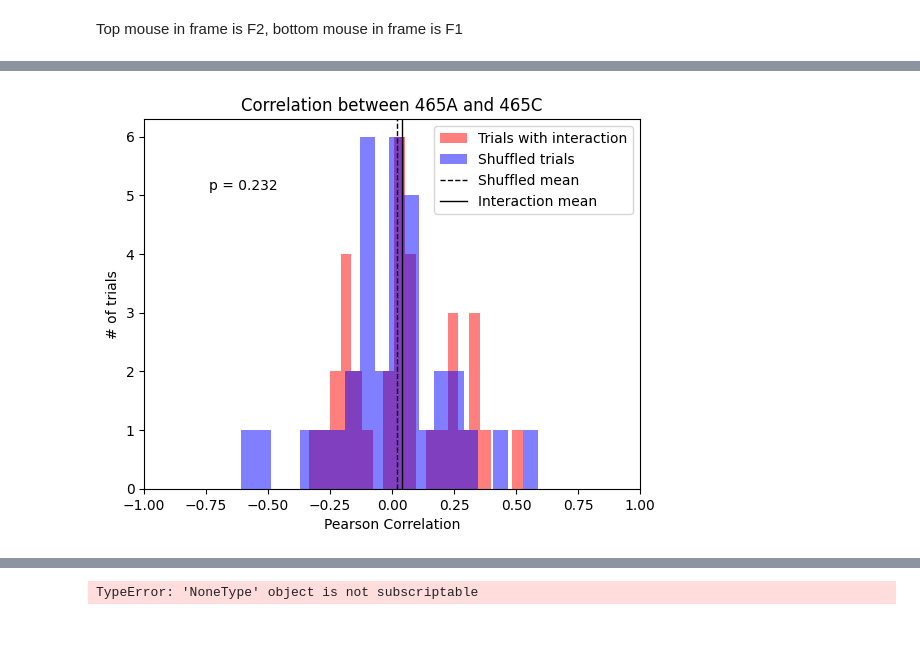
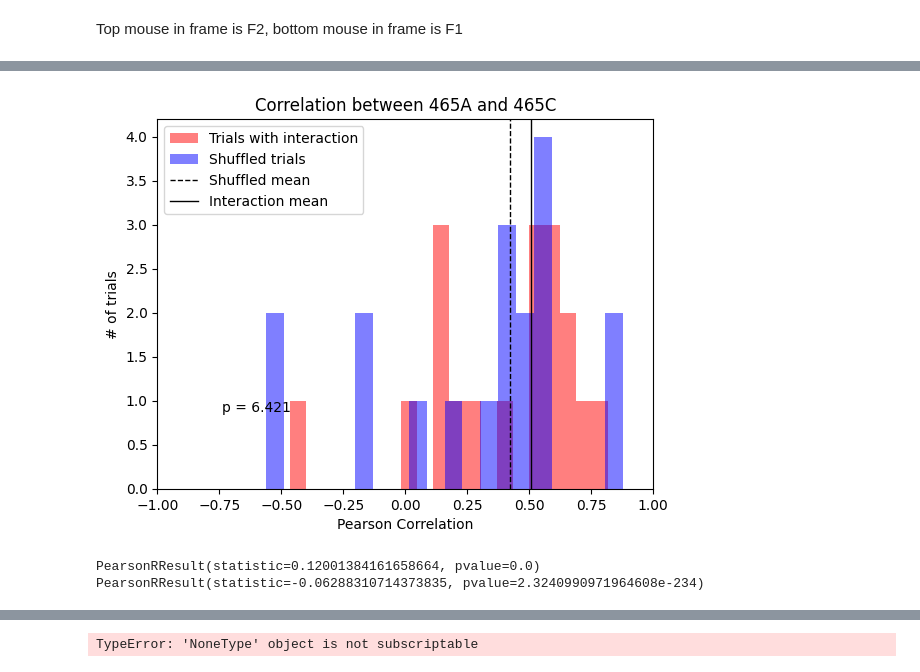
Before and after one commit to Tsuchijo/Interaction_Task_Data_Processing, a Jupyter notebook: src/notebooks/process_photometry.ipynb, the cells around one changed output, grey strips where cells are left out. Cells and saved outputs as stored; diff of their text form; code cells hidden in the pictures; blank space fills up the shorter version.

Commit message:
checked correlation between last 15 seconds of trials no exp fit same sample size succ fail

```diff
--- a/src/notebooks/process_photometry.ipynb
+++ b/src/notebooks/process_photometry.ipynb
@@ -123,0 +104,5 @@ experiment_data
+# %%
+# open experiment data from pickle file
+with open(config.PROJECT_ROOT + '/data/experiment_data.pickle', 'rb') as handle:
+    experiment_data = pickle.load(handle)
+experiment_data
@@ -207,7 +210,7 @@ def deltaFF(data, t, method='exp_fit'):
     params, cov = curve_fit(exp_decay, t, data, p0=guess, maxfev=5000)
     A, b, y0 = params
     best_fit = lambda x: A * np.exp(b * x) + y0
-    dff = data-best_fit(t) + 100  # add DC offset so mean of corrected signal is positive
+    dff = data#-best_fit(t) + 100  # add DC offset so mean of corrected signal is positive
     dff = (dff - np.mean(dff))/np.mean(dff)
     return stats.zscore(dff), best_fit
 
@@ -216,6 +219,7 @@ def get_movement_success_trials(key, experiment_data):
     try:
         video_titles = os.listdir(config.movement_extracted_output_path + str(experiment_data[key]['trial'].split('/')[-1][:14]))
     except:
+        print('No video found for ' + key)
         return None
     move_trials = set([int(x.split('_')[2]) for x in video_titles])
 
@@ -229,7 +233,6 @@ Top mouse in frame is F2, bottom mouse in frame is F1
 # csv = pd.read_csv(experiment_data['2023-09-05']['trial'])
 # %%
 experiment_data_stranger = pickle.load(open(config.PROJECT_ROOT + '/data/experiment_data_strangers.pickle', 'rb'))
-experiment_data_stranger = pickle.load(open(config.PROJECT_ROOT + '/data/experiment_data.pickle', 'rb'))
 # %%
 # combine all photometry data into one dict
 all_photometry_data = dict()
@@ -270,17 +273,17 @@ fail_list_diffA = []
 fail_list_diffC = []
 for key in [key for key in all_photometry_data.keys() if key[-2:] != '_2']:
     print(key)
-    if key != '2023-09-20':
+    if key != '2023-09-19':
         continue
     data = get_trial_photometry_data(key, all_photometry_data)
     csv = pd.read_csv(all_photometry_data[key]['trial'])
-    movemen_trials = get_movement_success_trials(key, all_photometry_data)
+    movement_trials = get_movement_success_trials(key, all_photometry_data)
     start_cut = 1000
     for trial, success in enumerate(csv['successful_trials'].to_list()):
         fs = int(data['fs'])
         time_series = np.arange(1, 29, 1/data['fs'])
 
-        if trial in movemen_trials:
+        if trial in movement_trials:
             try:
                 diff_465A = deltaFF((data['465A'][trial] - data['405A'][trial])[start_cut:len(time_series) + start_cut], time_series)[0]
                 diff_465C = deltaFF((data['465C'][trial] - data['405C'][trial])[start_cut:len(time_series) + start_cut], time_series)[0]
@@ -389,32 +396,38 @@ for shuffled_A, shuffled_C in zip(shuffled_465A, shuffled_465C):
 
 # shuffle the data 1000 times and find the mean correlation between 465A and 465C
 shuffled_correlation_distribution = []
 # for i in range(100):
 #     np.random.shuffle(shuffled_465A)
 #     np.random.shuffle(shuffled_465C)
 #     for shuffled_A, shuffled_C in zip(shuffled_465A, shuffled_465C):
 #         shuffled_correlation_distribution.append(stats.pearsonr(shuffled_A, shuffled_C)[0])
 
 p_value = (stats.ttest_1samp(success_correlation, 0))[1]
 
 # make a histogram of the correlation between 465A and 465C
 fig, ax = plt.subplots(1, 1)
 ax.hist(success_correlation, bins=20, color='red', label='Trials with interaction', alpha=0.5)
 ax.hist(shuffled_correlation, bins=20, color='blue', label='Shuffled trials', alpha=0.5)
 # take the mean of the shuffled correlation and plot it as a vertical line
 ax.axvline(np.median(shuffled_correlation), color='black', linestyle='dashed', label='Shuffled mean', linewidth=1)
 # take the mean of the success correlation and plot it as a vertical line
 ax.axvline(np.median(success_correlation), color='black', linestyle='solid', label='Interaction mean', linewidth=1)
 # label the vertical lines
 ax.legend()
 ax.set_title('Correlation between 465A and 465C')
 # add p value to the plot
-ax.text(0.2, 0.8, 'p = ' + str(p_value)[:5], horizontalalignment='center', verticalalignment='bottom', transform=ax.transAxes)
+ax.text(0.2, 0.2, 'p = ' + str(p_value)[:5], horizontalalignment='center', verticalalignment='bottom', transform=ax.transAxes)
 ax.set_xlabel('Pearson Correlation')
 ax.set_ylabel('# of trials')
 ax.set_xlim(-1, 1)
 # save as an svg
 fig.savefig(config.PROJECT_ROOT + '/data/media/figures/correlation.svg')
 plt.show()
 # %% [output]
-[figure, old version]
+[figure, new version]
+# %%
+print(stats.pearsonr(np.concatenate(np.array(success_list_465A)[ :20, 15000:], axis=0), np.concatenate(np.array(success_list_465C)[ :20, 15000:], axis=0)))
+print(stats.pearsonr(np.concatenate(np.array(fail_list_465A)[ :20, 15000:], axis=0), np.concatenate(np.array(fail_list_465C)[ :20, 15000:], axis=0)))
+# %% [output]
+PearsonRResult(statistic=0.12001384161658664, pvalue=0.0)
+PearsonRResult(statistic=-0.06288310714373835, pvalue=2.3240990971964608e-234)
```
Also changed, not shown: parts of 7 cells of this notebook, 2 other files.
